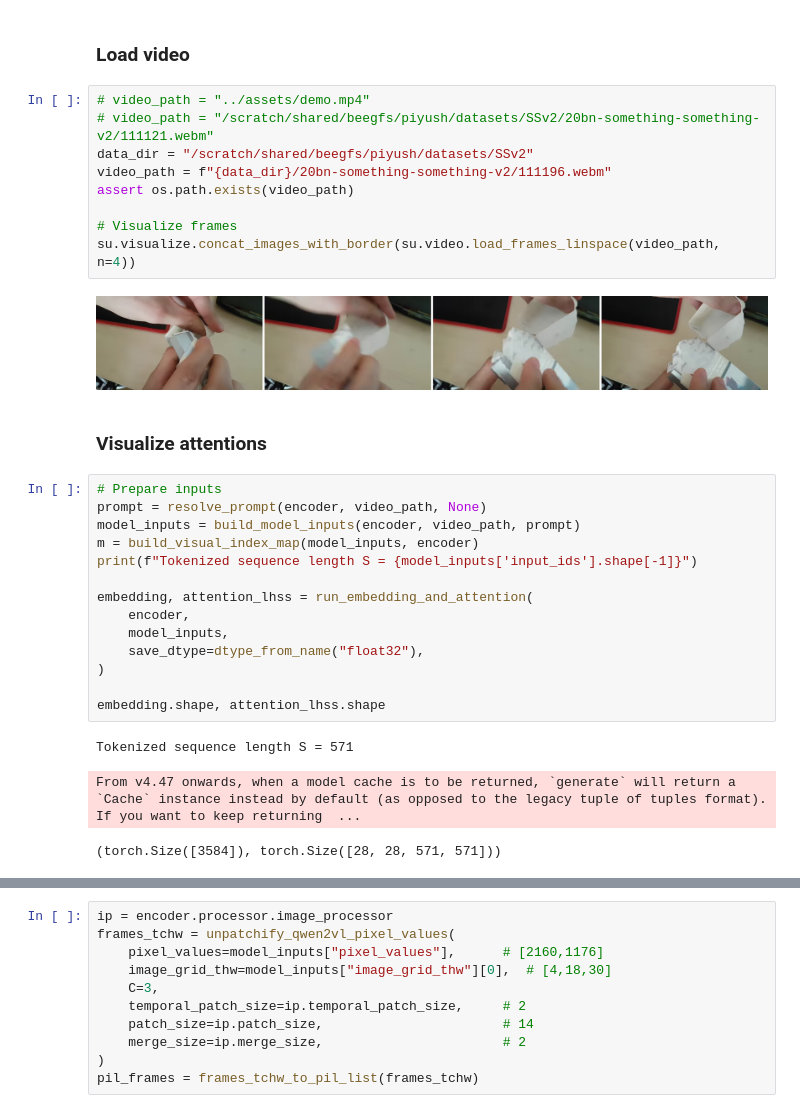
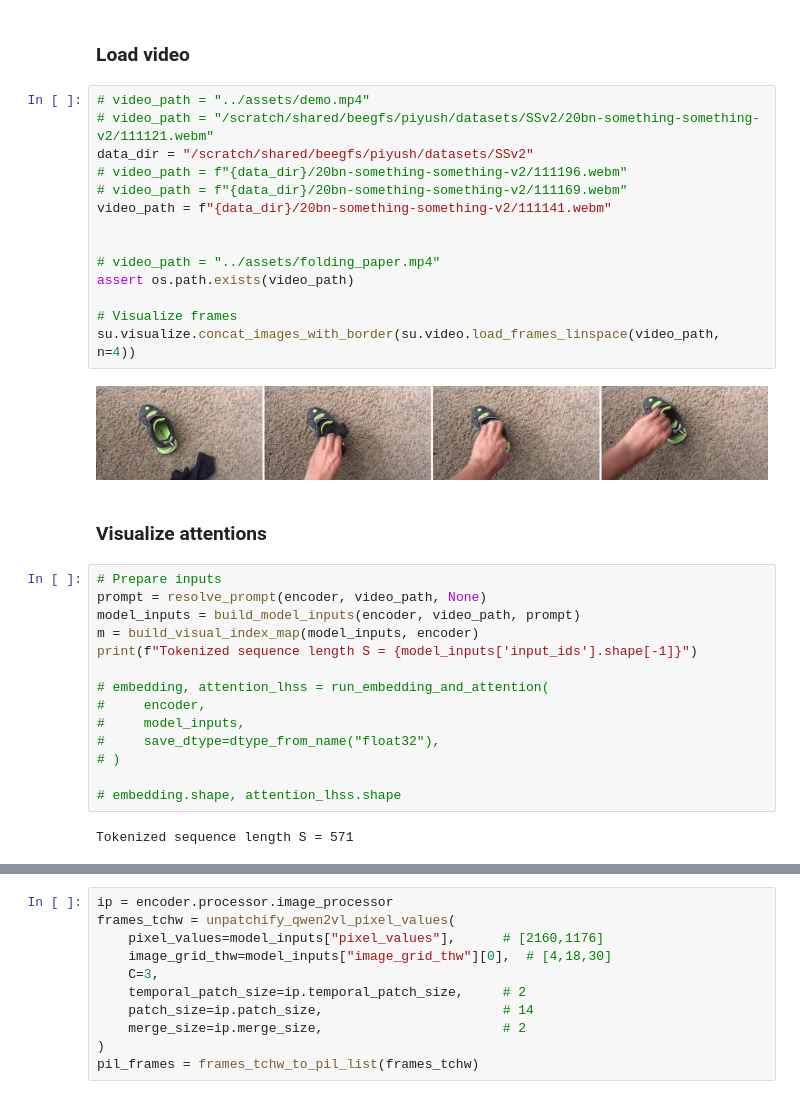
Before and after one commit to bpiyush/CaReBench, a Jupyter notebook: mllm4emb/attention_visualisation.ipynb, the cells around one changed output, grey strips where cells are left out. Cells and saved outputs as stored; diff of their text form.

Commit message:
WIP: Fixed some bugs in attention visualisation but it still does not quite work

```diff
--- a/mllm4emb/attention_visualisation.ipynb
+++ b/mllm4emb/attention_visualisation.ipynb
@@ -49,14 +53,19 @@ L, H
 # %%
 # video_path = "../assets/demo.mp4"
 # video_path = "/scratch/shared/beegfs/piyush/datasets/SSv2/20bn-something-something-v2/111121.webm"
 data_dir = "/scratch/shared/beegfs/piyush/datasets/SSv2"
-video_path = f"{data_dir}/20bn-something-something-v2/111196.webm"
+# video_path = f"{data_dir}/20bn-something-something-v2/111196.webm"
+# video_path = f"{data_dir}/20bn-something-something-v2/111169.webm"
+video_path = f"{data_dir}/20bn-something-something-v2/111141.webm"
+
+
+# video_path = "../assets/folding_paper.mp4"
 assert os.path.exists(video_path)
 
 # Visualize frames
 su.visualize.concat_images_with_border(su.video.load_frames_linspace(video_path, n=4))
 # %% [output]
-[figure, old version]
+[figure, new version]
 # %% [markdown]
 ### Visualize attentions
 # %%
@@ -66,14 +75,12 @@ model_inputs = build_model_inputs(encoder, video_path, prompt)
 m = build_visual_index_map(model_inputs, encoder)
 print(f"Tokenized sequence length S = {model_inputs['input_ids'].shape[-1]}")
 
-embedding, attention_lhss = run_embedding_and_attention(
-    encoder,
-    model_inputs,
-    save_dtype=dtype_from_name("float32"),
-)
+# embedding, attention_lhss = run_embedding_and_attention(
+#     encoder,
+#     model_inputs,
+#     save_dtype=dtype_from_name("float32"),
+# )
 
-embedding.shape, attention_lhss.shape
+# embedding.shape, attention_lhss.shape
 # %% [output]
 Tokenized sequence length S = 571
-From v4.47 onwards, when a model cache is to be returned, `generate` will return a `Cache` instance instead by default (as opposed to the legacy tuple of tuples format). If you want to keep returning  ...
-(torch.Size([3584]), torch.Size([28, 28, 571, 571]))
```
Also changed, not shown: parts of 13 cells of this notebook, 4 other files.
